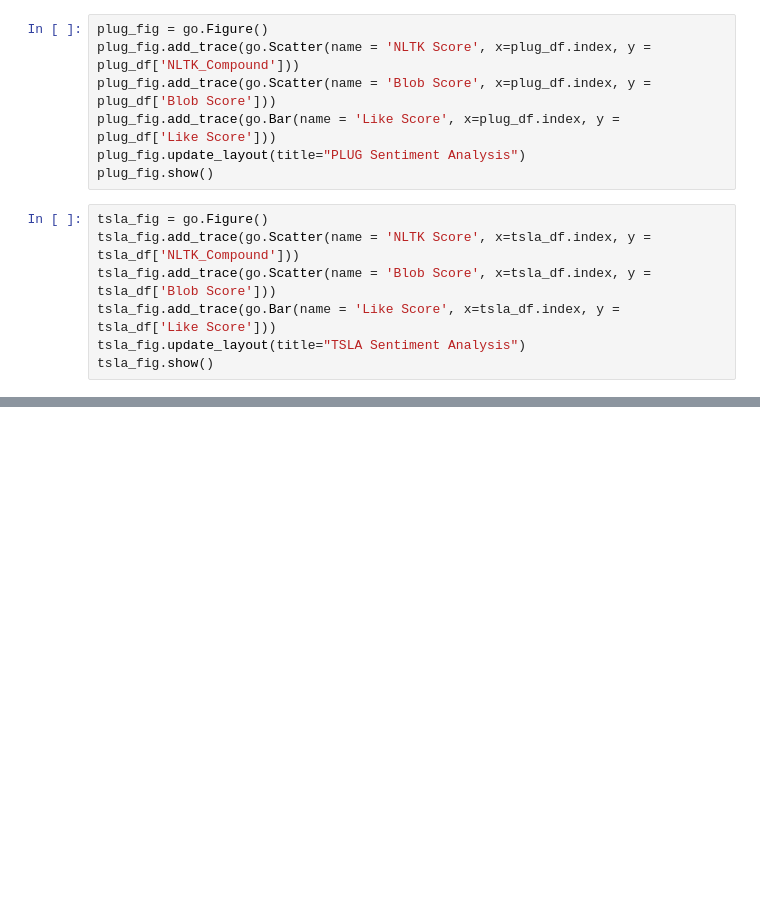
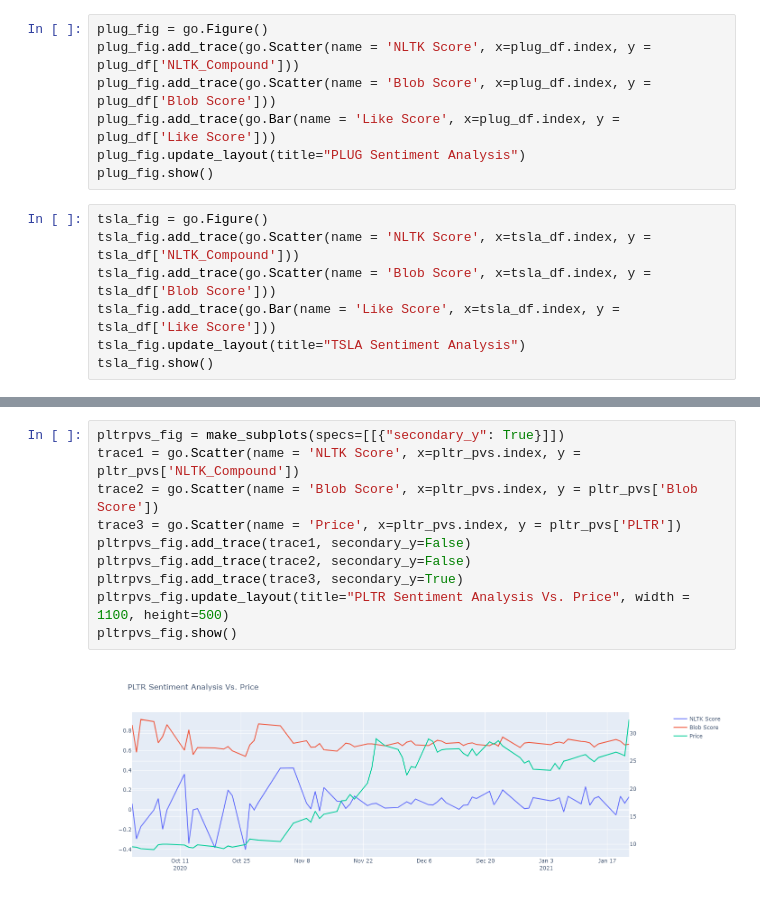
Before and after one commit to moartheta/MemeStockSentimentAnalysis, a Jupyter notebook: sentiment_plot_data.ipynb, the cells around one changed output, grey strips where cells are left out. Saved outputs shown, nothing was run; the diff lists cells and outputs as text; blank space fills up the shorter version.

```diff
--- a/sentiment_plot_data.ipynb
+++ b/sentiment_plot_data.ipynb
@@ -113,0 +116,12 @@ gme_combined.plot()
+# %%
+pltrpvs_fig = make_subplots(specs=[[{"secondary_y": True}]])
+trace1 = go.Scatter(name = 'NLTK Score', x=pltr_pvs.index, y = pltr_pvs['NLTK_Compound'])
+trace2 = go.Scatter(name = 'Blob Score', x=pltr_pvs.index, y = pltr_pvs['Blob Score'])
+trace3 = go.Scatter(name = 'Price', x=pltr_pvs.index, y = pltr_pvs['PLTR'])
+pltrpvs_fig.add_trace(trace1, secondary_y=False)
+pltrpvs_fig.add_trace(trace2, secondary_y=False)
+pltrpvs_fig.add_trace(trace3, secondary_y=True)
+pltrpvs_fig.update_layout(title="PLTR Sentiment Analysis Vs. Price", width = 1100, height=500)
+pltrpvs_fig.show()
+# %% [output]
+[figure, added]
```
Also changed, not shown: parts of 17 cells of this notebook, 8 other files.
